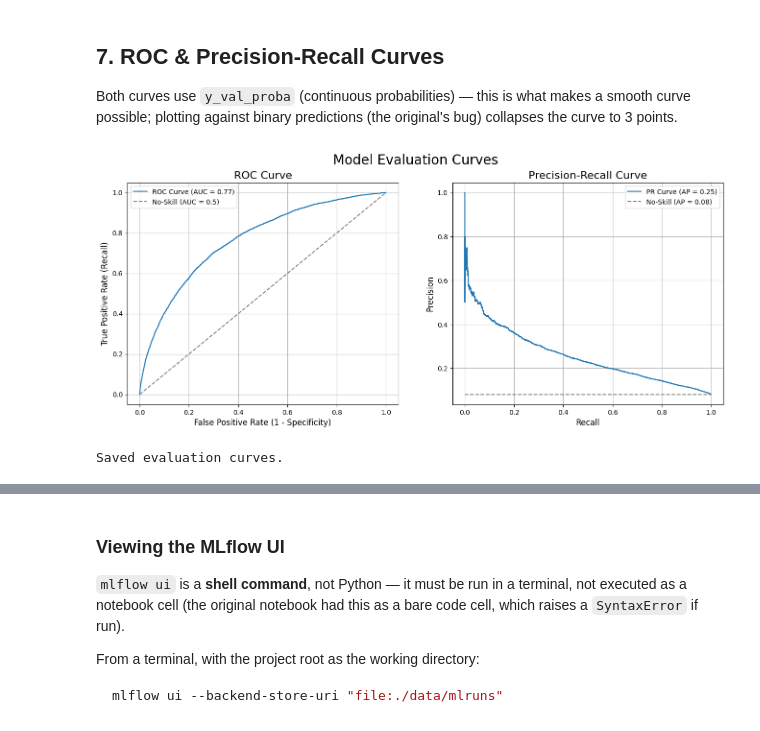
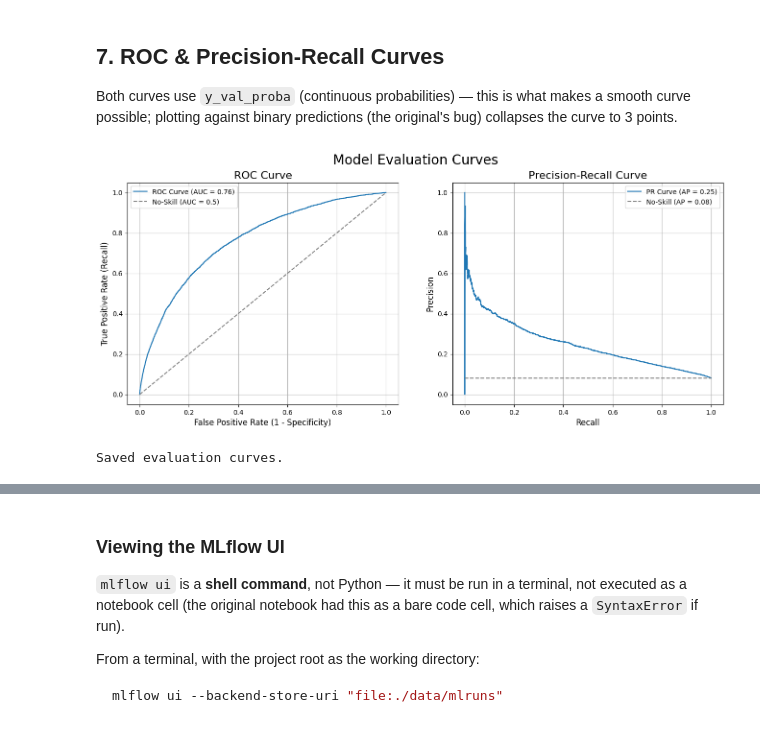
Before and after one commit to domjoseph2000/Credit_Risk_Analytics_Engine, a Jupyter notebook: src/Model-Training/LightGBM_v3/Model_LightGBM_v3.ipynb, the cells around one changed output, grey strips where cells are left out. Cells and saved outputs as stored; diff of their text form; code cells hidden in the pictures.

```diff
--- a/src/Model-Training/LightGBM_v3/Model_LightGBM_v3.ipynb
+++ b/src/Model-Training/LightGBM_v3/Model_LightGBM_v3.ipynb
@@ -42,10 +42,11 @@ SRC_ROOT  = os.environ.get("HOMECREDIT_SRC_DIR", r"a:\Dominic\My Projects\Home C
 MDS_DIR = os.path.join(DATA_ROOT, "ModelDataset")
 HPO_DIR = os.path.join(DATA_ROOT, "HyperParameters")
 
-PATH_MODEL_DATASET = os.path.join(MDS_DIR, "model_dataset.parquet")
+PATH_MODEL_DATASET = os.path.join(MDS_DIR, "model_dataset_final.parquet")
 PATH_BEST_HYPERPARS = os.path.join(HPO_DIR, "LightGBM_v1", "lgbm_resolved_best.json")
-# use v1 feature importance table to select features for v2 model training
-PATH_FEATURE_IMPORTANCE = os.path.join(DATA_ROOT, "ModelOutput", "LightGBM_v2")
+
+# use v2 feature importance table to select features for v3 model training
+PATH_SELECTED_VARS = os.path.join(SRC_ROOT, "Model-Training", "LightGBM_v3")
 
 MODEL_OUTPUT_DIR = os.path.join(DATA_ROOT, "ModelOutput", "LightGBM_v3")
 os.makedirs(MODEL_OUTPUT_DIR, exist_ok=True)
@@ -55,7 +56,7 @@ RANDOM_STATE = 1994
 TEST_SIZE    = 0.20
 
 # ── MLflow toggle ─────────────────────────────────────────────────────────
-ENABLE_MLFLOW = False
+ENABLE_MLFLOW = True
 MLFLOW_TRACKING_URI = f"file:{DATA_ROOT}/mlruns".replace('\\', '/')
 MLFLOW_EXPERIMENT_NAME = "Home_Credit_Default_Risk"
 MLFLOW_REGISTERED_MODEL_NAME = "HomeCredit_Scorecard_Model"
@@ -68,9 +69,10 @@ MLFLOW_REGISTERED_MODEL_NAME = "HomeCredit_Scorecard_Model"
 > incomparable split.
 # %%
 model_dataset = pd.read_parquet(PATH_MODEL_DATASET)
-importance_df = pd.read_excel(os.path.join(PATH_FEATURE_IMPORTANCE, 'lgbm_feature_importance.xlsx'))
+features_df = pd.read_excel(os.path.join(PATH_SELECTED_VARS, 'selected_features.xlsx'))
 
-feature_cols = importance_df[(importance_df['final_model'] ==1)]['feature'].tolist()
+feature_cols = features_df['feature'].tolist()
+print(f"Selected {len(feature_cols)} features for model training (final_model == 1)")
 
 X = model_dataset[['SK_ID_CURR'] + feature_cols]
 y = model_dataset['TARGET']
@@ -260,32 +277,32 @@ collapses the curve to 3 points.
 # %%
 fpr, tpr, _ = roc_curve(y_val, y_val_proba)
 roc_auc_value = roc_auc_score(y_val, y_val_proba)
 
 pr_precision, pr_recall, _ = precision_recall_curve(y_val, y_val_proba)
 pr_auc_value = auc(pr_recall, pr_precision)
 
-fig, (ax1, ax2) = plt.subplots(1, 2, figsize=(16, 6))
+fig_roc, (ax1, ax2) = plt.subplots(1, 2, figsize=(16, 6))
 
 ax1.plot(fpr, tpr, label=f'ROC Curve (AUC = {roc_auc_value:.2f})')
 ax1.plot([0, 1], [0, 1], linestyle='--', color='gray', label='No-Skill (AUC = 0.5)')
 ax1.set_title('ROC Curve', fontsize=16)
 ax1.set_xlabel('False Positive Rate (1 - Specificity)', fontsize=12)
 ax1.set_ylabel('True Positive Rate (Recall)', fontsize=12)
 ax1.legend(); ax1.grid(True)
 
 ax2.plot(pr_recall, pr_precision, label=f'PR Curve (AP = {pr_auc_value:.2f})')
 no_skill = (y_val == 1).mean()
 ax2.plot([0, 1], [no_skill, no_skill], linestyle='--', color='gray', label=f'No-Skill (AP = {no_skill:.2f})')
 ax2.set_title('Precision-Recall Curve', fontsize=16)
 ax2.set_xlabel('Recall', fontsize=12)
 ax2.set_ylabel('Precision', fontsize=12)
 ax2.legend(); ax2.grid(True)
 
-fig.suptitle('Model Evaluation Curves', fontsize=20)
-fig.savefig(os.path.join(MODEL_OUTPUT_DIR, 'model_evaluation_curves.png'), dpi=150, bbox_inches='tight')
+fig_roc.suptitle('Model Evaluation Curves', fontsize=20)
+fig_roc.savefig(os.path.join(MODEL_OUTPUT_DIR, 'model_evaluation_curves.png'), dpi=150, bbox_inches='tight')
 plt.show()
 
 print("Saved evaluation curves.")
 # %% [output]
-[figure, old version]
+[figure, new version]
 Saved evaluation curves.
```
Also changed, not shown: parts of 23 cells of this notebook, 16 other files.
